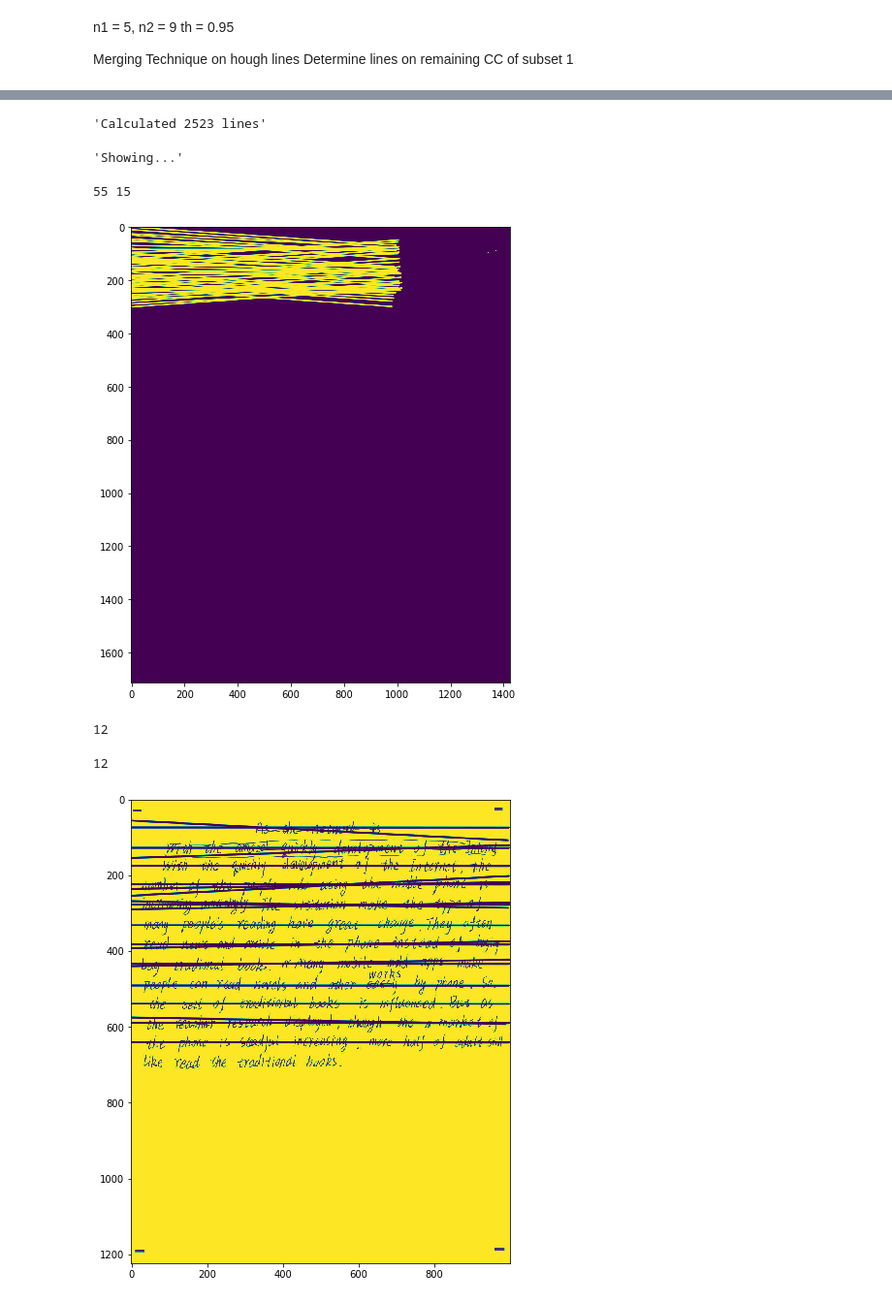
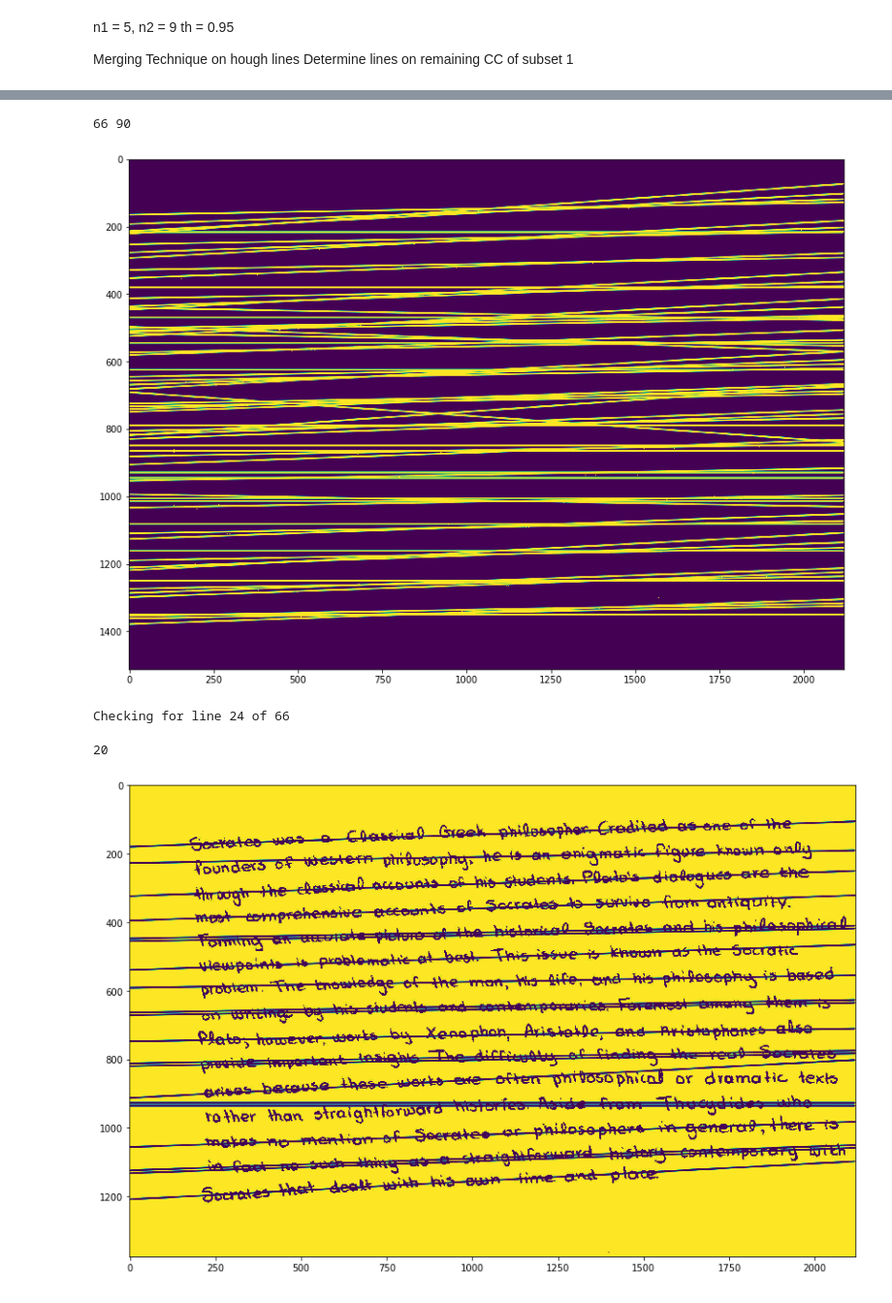
Before and after one commit to lcukerd/Louloudis, a Jupyter notebook: Implementation.ipynb, the cells around one changed output, grey strips where cells are left out. Shown at 97% size. Cells and saved outputs as stored; diff of their text form; code cells hidden in the pictures.

Commit message:
Made Lines longer

```diff
--- a/Implementation.ipynb
+++ b/Implementation.ipynb
@@ -16,8 +16,8 @@ from GeometryProcessing import *
 from ImageProcessing import *
 from globalVar import *
 # %%
-rcParams['figure.figsize'] = 7, 14
+rcParams['figure.figsize'] = 14, 28
 # %%
-image = loadImage('../Dataset/600000080.jpg')
+image = loadImage('../icdar/103.jpg')
 plt.imshow(image);
 # %% [output]
@@ -59,10 +59,8 @@ if len(lines) < 4 and len(lines) > 100:
 print (len(lines), threshold);
 init(lines, centroidP);
 # %% [output]
-'Calculated 2523 lines'
+66 90
-'Showing...'
-55 15
-[figure, old version]
+[figure, new version]
 # %%
 ### Make a lookup array mapping partition to its cc
 # Check dist of partition from primary line
@@ -76,7 +74,7 @@ n = 1000;
 selLines = [];
 while (True):
     lineP, pos, n = findPrimaryCell(lines, centroidP);
-    print ("\n Contribution " + str(n), end= " ");
+    print ("\rContribution of " + str(n), end= " by this line ");
     if n < 5:
         break;
     elif n < 9:
@@ -97,12 +95,14 @@ while (True):
     selLines.append(lineP);
 
 print ("\n" + str(len(selLines)) + " lines selected");
+# %% [output]
+Checking for line 24 of 66
-# %%
-getIntersections(selLines, image)
-# %% [output]
-12
-12
+# %%
+count, nl = getIntersectionsH(selLines, image)
+print (count);
+# %% [output]
+20
 # %%
-showLines(selLines, image)
+showLines(nl, np.copy(image))
 # %% [output]
-[figure, old version]
+[figure, new version]
```
Also changed, not shown: parts of 5 cells of this notebook, 5 other files.
